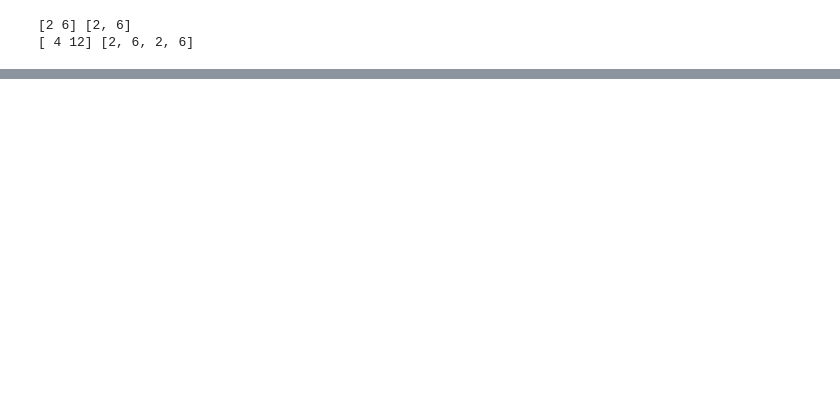
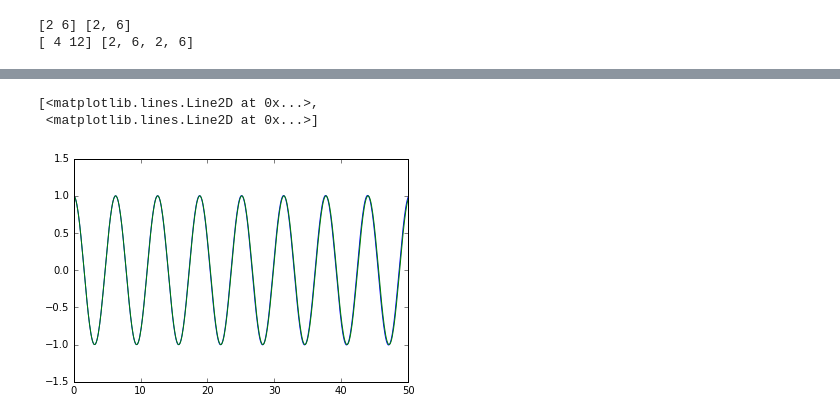
Before and after one commit to KarinaBernal/fis_compu, a Jupyter notebook: clase5.ipynb, the cells around one changed output, grey strips where cells are left out. Drawn from its saved outputs; the diff is of its cells as text; code cells hidden in the pictures; blank space fills up the shorter version.

```diff
--- a/clase5.ipynb
+++ b/clase5.ipynb
@@ -78,0 +92,37 @@ print dot(A,a) #Los dos son arreglos. Esto es lo que hay que hacer
+# %%
+x = zeros((2,6)) #Esto es un array
+print x
+x[1,1]=3
+x[0,1]=9
+print x
+print x[:,1] #Dos puntitos son todos los elementos
+print type(x)
+# %%
+#Ahora si agregamos jacobiano
+
+def integra2(ec,d_ec,p_ini,x,h=0.1):
+    tiempos = arange(x[0], x[1]+h,h)
+    sol = zeros((len(tiempos),len(p_ini)))
+    sol[0,:] = p_ini
+    for i in xrange(len(tiempos)-1): #xrange hace lo mismo que range pero va eliminando los valores.
+                                     #a diferencia del range que si da toda la lista y ocupa un buen de memoria.
+                                     #ES MAS RAPIDO
+                                     #Se recomienda para cualquier for de mas de 100
+        f = ec(sol[i,:],tiempos[i])
+        df,jac = d_ec(sol[i,:],tiempos[i])
+        sol[i+1,:]=sol[i,:]+h*f+(0.5*h*h*(df+dot(jac,f)))
+    return tiempos, sol
+
+def prueba(y,t):
+    return array([y[1],-y[0]])
+
+def d_prueba(y,t):
+    return array([0,0]),array([[0,1],[-1,0]])
+
+t,y = integra2(prueba,d_prueba,[1,0],[0,50], 0.1) #[0,1] tiempo inicial y final
+#print y
+plot(t,y[:,0],t,cos(t))
+# %% [output]
+[<matplotlib.lines.Line2D at 0x...>,
+ <matplotlib.lines.Line2D at 0x...>]
+[figure, added]
```
Also changed, not shown: parts of 7 cells of this notebook, 2 other files.
